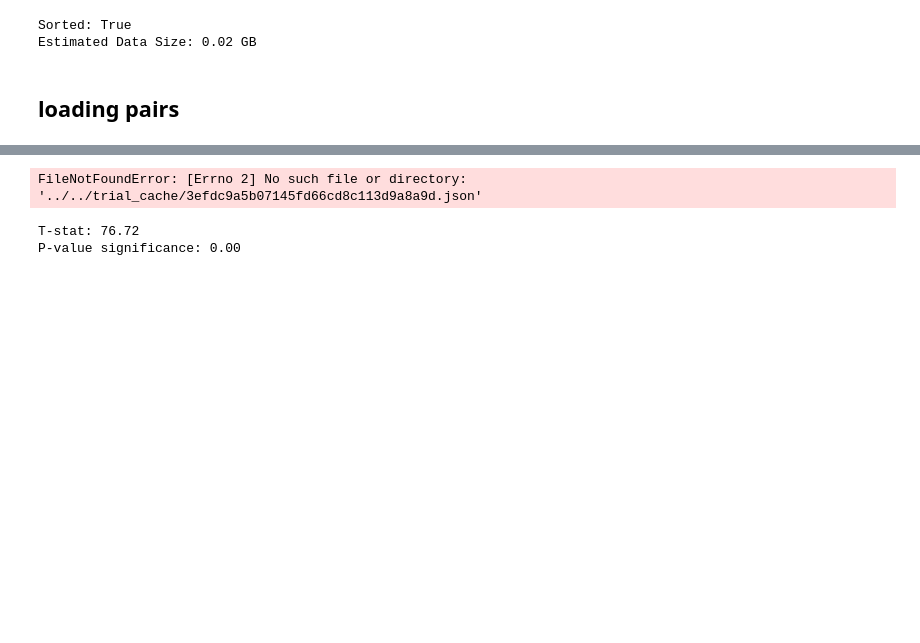
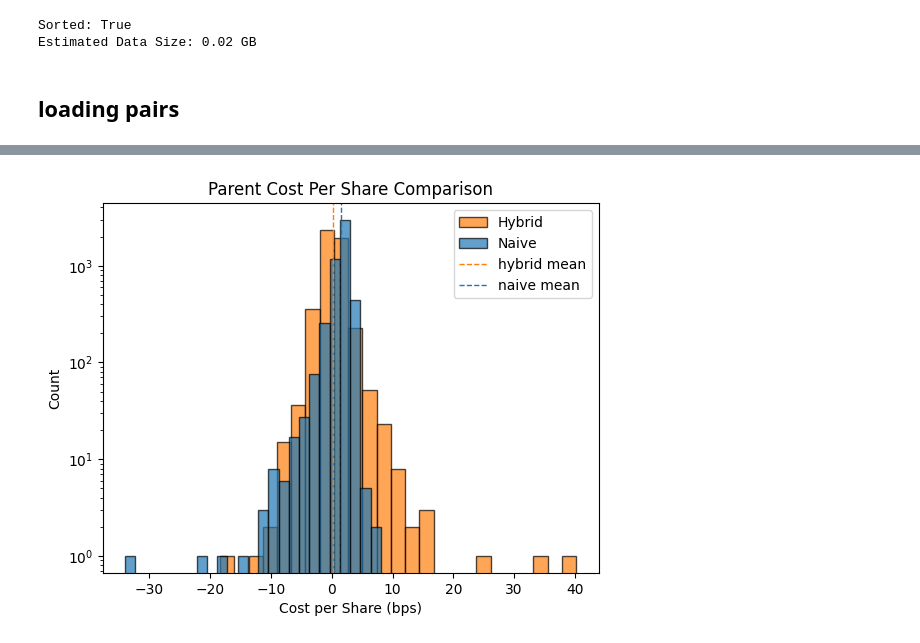
Before and after one commit to MichaelCusackNelkin/SAF_Final_Project, a Jupyter notebook: whitepaper/code/test.ipynb, the cells around one changed output, grey strips where cells are left out. Cells and saved outputs as stored; diff of their text form; code cells hidden in the pictures; blank space fills up the shorter version.

```diff
--- a/whitepaper/code/test.ipynb
+++ b/whitepaper/code/test.ipynb
@@ -118,24 +118,19 @@ T-stat: 18.36
 P-value significance: 0.00
-# %%
-
-# --- pick a hybrid parquet to inspect ---
-hybrid_path = CACHE_DIR / "3efdc9a5b07145fd66cd8c113d9a8a9d.parquet"
-
-hybrid_df, const_df, params = load_pair(hybrid_path)
-
-print("Params:", params)
-print("\nHybrid shape:", hybrid_df.shape)
-print("Constant shape:", const_df.shape)
-# %% [output]
-FileNotFoundError: [Errno 2] No such file or directory: '../../trial_cache/3efdc9a5b07145fd66cd8c113d9a8a9d.json'
-# %%
-t_stat, p_val = stats.ttest_ind(
-    const_df['parent_arrival_cost'],
-    hybrid_df['parent_arrival_cost'],
-    equal_var=False
-)
-print(f"T-stat: {t_stat:,.2f}")
-print(f"P-value significance: {p_val:,.2f}")
-# %% [output]
-T-stat: 76.72
-P-value significance: 0.00
+# %%
+from matplotlib import pyplot as plt
+plot_hybrid = hybrid_df.with_columns(pl.from_epoch("ts_event", time_unit="ns").alias("ts_event").dt.convert_time_zone('US/Eastern'))
+plot_constant = const_df.with_columns(pl.from_epoch("ts_event", time_unit="ns", ).alias("ts_event").dt.convert_time_zone('US/Eastern'))
+
+# -- Parent Costs --
+log = True
+plt.hist(plot_hybrid["parent_arrival_cost"], bins=25, edgecolor="black", color="tab:orange", alpha=0.7, label="Hybrid", log=log)
+plt.hist(plot_constant["parent_arrival_cost"], bins=25, edgecolor="black", color="tab:blue", alpha=0.7, label="Naive", log=log)
+plt.axvline(plot_hybrid['parent_arrival_cost'].mean(), color='tab:orange', linestyle='--', linewidth=1, label='hybrid mean')
+plt.axvline(plot_constant['parent_arrival_cost'].mean(), color='tab:blue', linestyle='--', linewidth=1, label='naive mean')
+plt.xlabel("Cost per Share (bps)")
+plt.ylabel("Count")
+plt.title("Parent Cost Per Share Comparison")
+plt.legend()
+plt.show()
+# %% [output]
+[figure, added]
```
Also changed, not shown: parts of 3 cells of this notebook, 3 other files.
